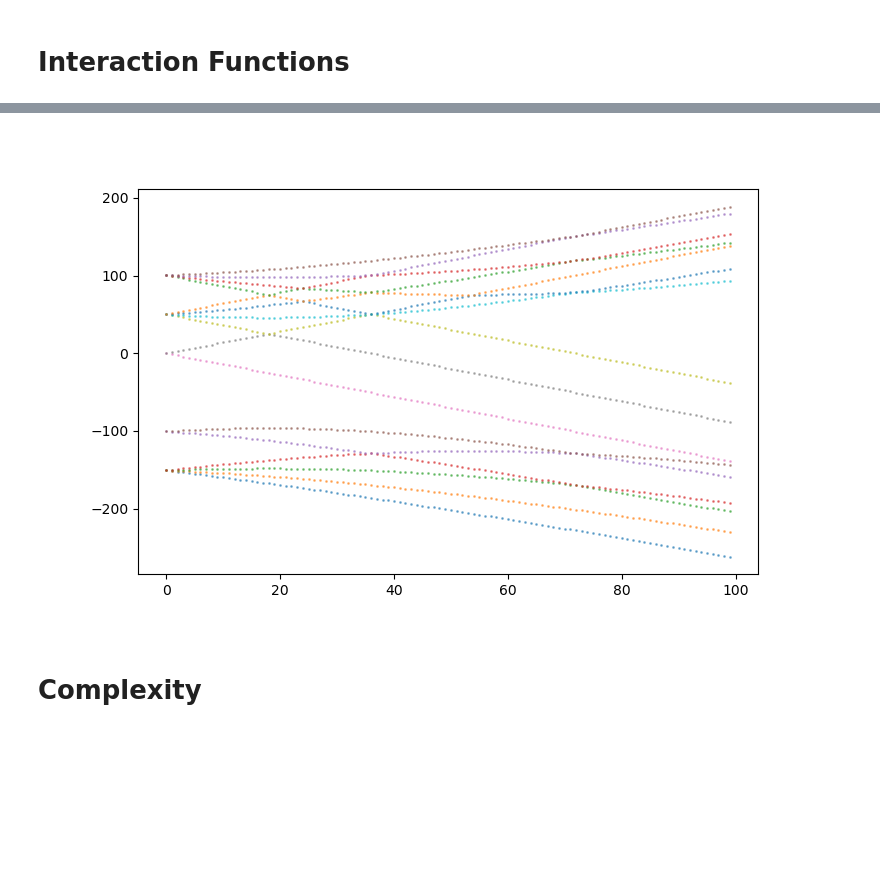
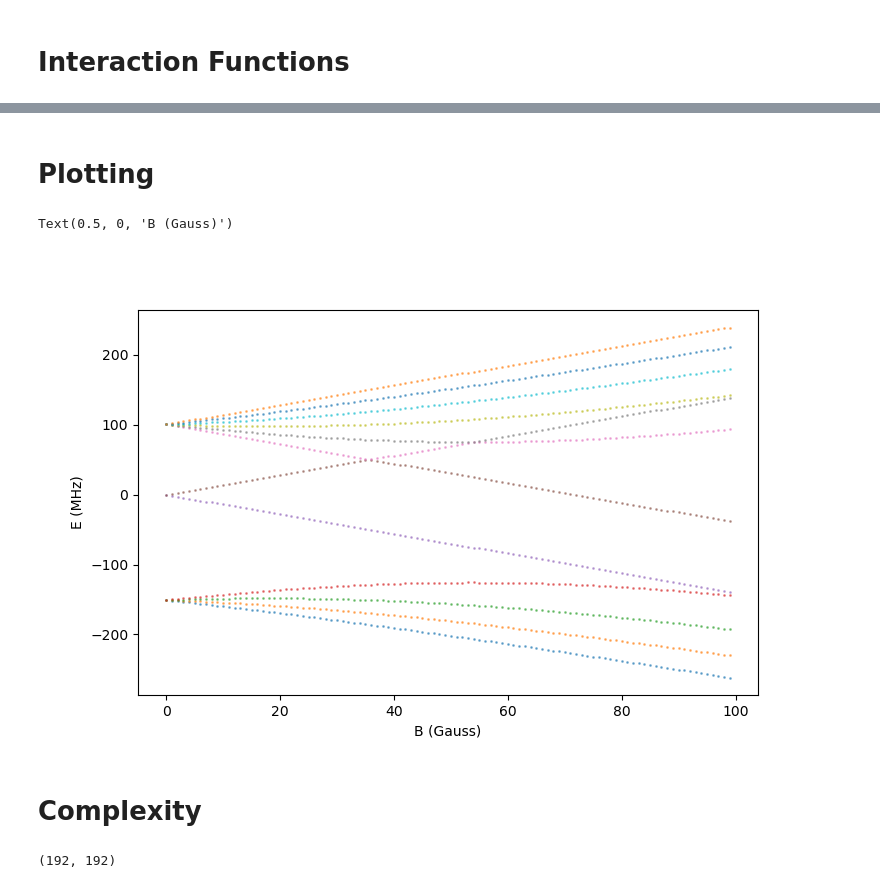
Before and after one commit to pmeshkov/PHY487Research, a Jupyter notebook: Molecule_test.ipynb, the cells around one changed output, grey strips where cells are left out. Saved outputs shown, nothing was run; the diff lists cells and outputs as text; code cells hidden in the pictures; blank space fills up the shorter version.

Commit message:
Molecule_test significantly sped up

```diff
--- a/Molecule_test.ipynb
+++ b/Molecule_test.ipynb
@@ -407,5 +413,5 @@ def feed_B_field(B):
 # %%
-N2_plus = Molecule_fixed_S([0,1,2,3], 0.5, 1, 1)
+N2_plus = Molecule([0,1,2,3], 0.5, 1, 1, I_range = [0,2])
 
 B_e = inverse_cm_to_MHz(1.9223897)
 D_e = inverse_cm_to_MHz(5.9758e-6)
@@ -442,4 +448,13 @@ N2_plus.add_interaction(nuclear_spin_rotation_interaction)
 
 nuclear_quadrupole_interaction = Interaction(eqQ, itrcn_eqQ)
 N2_plus.add_interaction(nuclear_quadrupole_interaction)
+
+zeeman_interaction = Interaction(g*mu_b, itrcn_Zem)
+N2_plus.add_changing_interaction(zeeman_interaction)
+
+N2_plus.find_H_zero()
+N2_plus.find_H_prime()
+
+B_range = [np.arange(0,100,1)]
+eigenvalues_and_eigenvectors = N2_plus.compute_eigenval_over_range(B_range)
 # %% [output]
@@ -472,2 +462,8 @@ for B in tqdm(np.arange(1,100,1)):
+# %%
+eigenvalues_to_plot = []
+for elem in eigenvalues_and_eigenvectors:
+    eigenvalues_to_plot.append(np.sort(np.real_if_close(elem[0].copy()))[:12])
+# %% [markdown]
+# Plotting
 # %%
 %matplotlib ipympl
@@ -476,8 +470,12 @@ plotting = [[val[i] for val in eigenvalues_vs_B] for i in np.array(range(len(eig
 # %%
 fig, ax = plt.subplots(figsize=(8, 5))
-for list in plotting:
+for list in np.transpose(eigenvalues_to_plot):
     ax.plot(list, 'o', alpha = 0.5,  markersize=1)
+
+ax.set_ylabel("E (MHz)")
+ax.set_xlabel("B (Gauss)")
 # %% [output]
+Text(0.5, 0, 'B (Gauss)')
-[figure, old version]
+[figure, new version]
 # %% [markdown]
 # Complexity
@@ -492,2 +482,6 @@ for i in range(100000):
+# %%
+print(N2_plus.get_H_prime()[0].shape)
+# %% [output]
+(192, 192)
 # %%
 ct = 0
```
Also changed, not shown: parts of 14 cells of this notebook.
